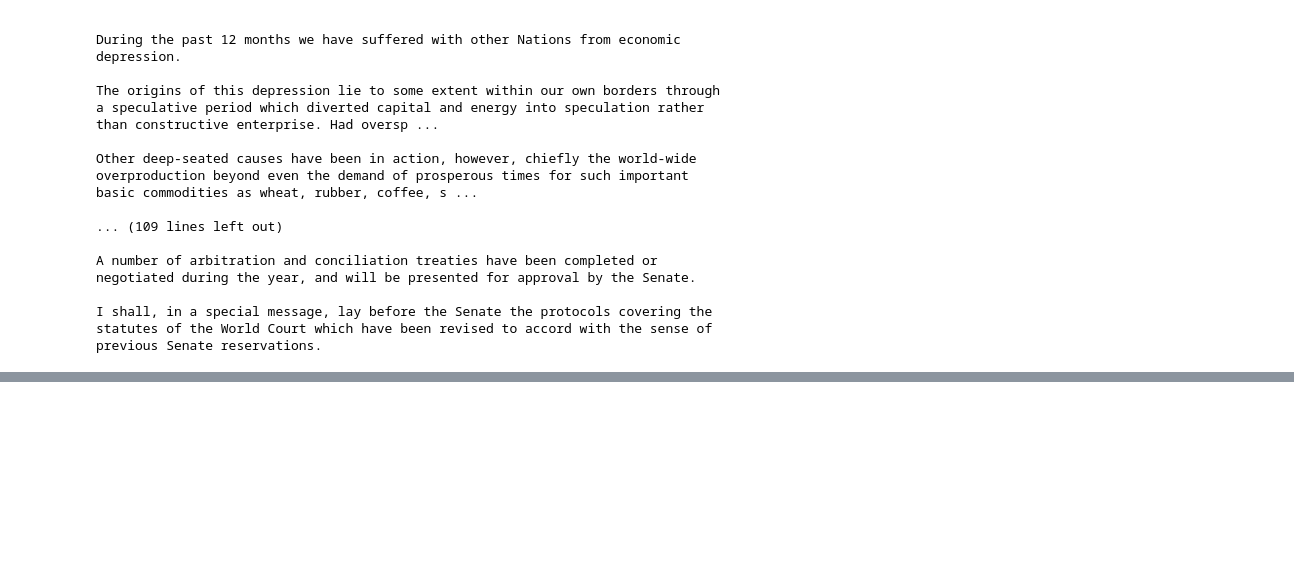
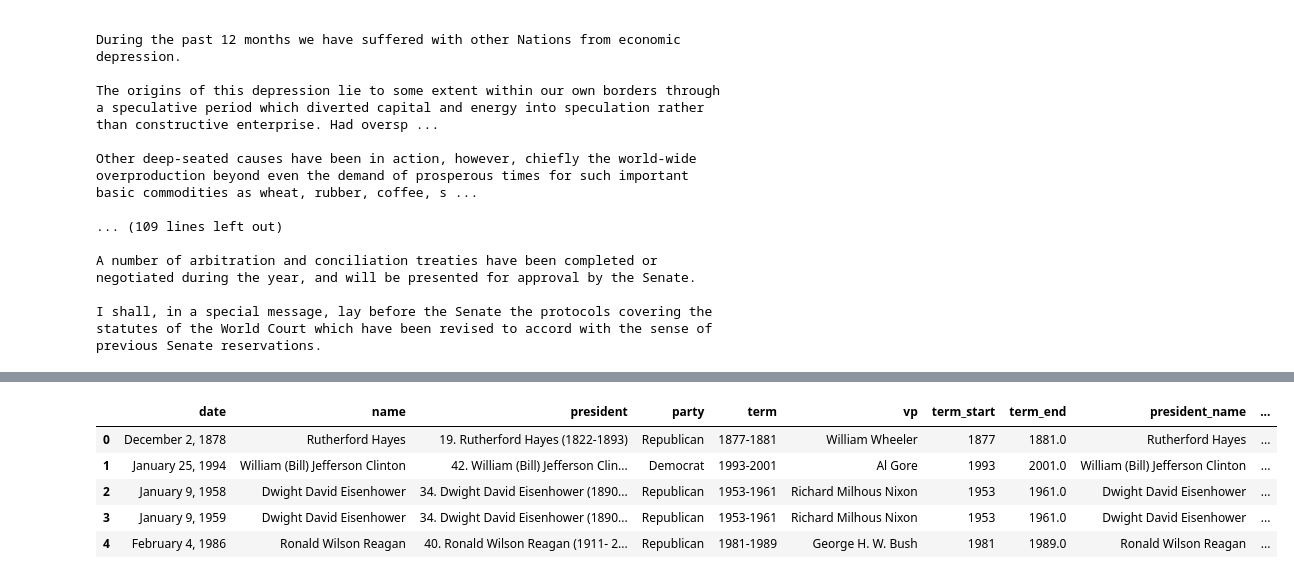
Before and after one commit to rtlee9/state-of-the-union, a Jupyter notebook: parse_speeches.ipynb, the cells around one changed output, grey strips where cells are left out. Cells and saved outputs as stored; diff of their text form; code cells hidden in the pictures; blank space fills up the shorter version.

```diff
--- a/parse_speeches.ipynb
+++ b/parse_speeches.ipynb
@@ -222,0 +271,4 @@ I shall, in a special message, lay before the Senate the protocols covering the
+# %%
+events = pd.DataFrame([{'key': d, 'name': d.split(';')[0], 'date': d.split(';')[1]} for d in dt])
+events.set_index('key', inplace=True)
+events.head()
@@ -222,0 +283,10 @@ I shall, in a special message, lay before the Senate the protocols covering the
+# %%
+Y = pd.merge(events, prez_dets, how='left', left_on='name', right_on='president_name')
+Y.head()
+# %% [output]
+|  | date | name | president | party | term | vp | term_start | term_end | president_name | ... |
+| 0 | December 2, 1878 | Rutherford Hayes | 19. Rutherford Hayes (1822-1893) | Republican | 1877-1881 | William Wheeler | 1877 | 1881.0 | Rutherford Hayes | ... |
+| 1 | January 25, 1994 | William (Bill) Jefferson Clinton | 42. William (Bill) Jefferson Clin... | Democrat | 1993-2001 | Al Gore | 1993 | 2001.0 | William (Bill) Jefferson Clinton | ... |
+| 2 | January 9, 1958 | Dwight David Eisenhower | 34. Dwight David Eisenhower (1890... | Republican | 1953-1961 | Richard Milhous Nixon | 1953 | 1961.0 | Dwight David Eisenhower | ... |
+| 3 | January 9, 1959 | Dwight David Eisenhower | 34. Dwight David Eisenhower (1890... | Republican | 1953-1961 | Richard Milhous Nixon | 1953 | 1961.0 | Dwight David Eisenhower | ... |
+| 4 | February 4, 1986 | Ronald Wilson Reagan | 40. Ronald Wilson Reagan (1911- 2... | Republican | 1981-1989 | George H. W. Bush | 1981 | 1989.0 | Ronald Wilson Reagan | ... |
```
Also changed, not shown: parts of 30 cells of this notebook, 1 other file.
